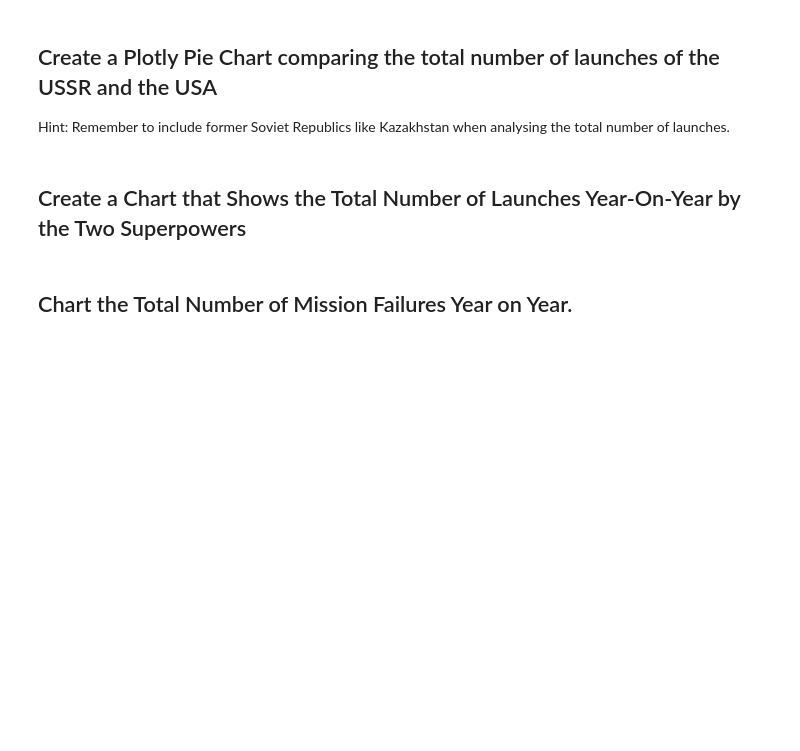
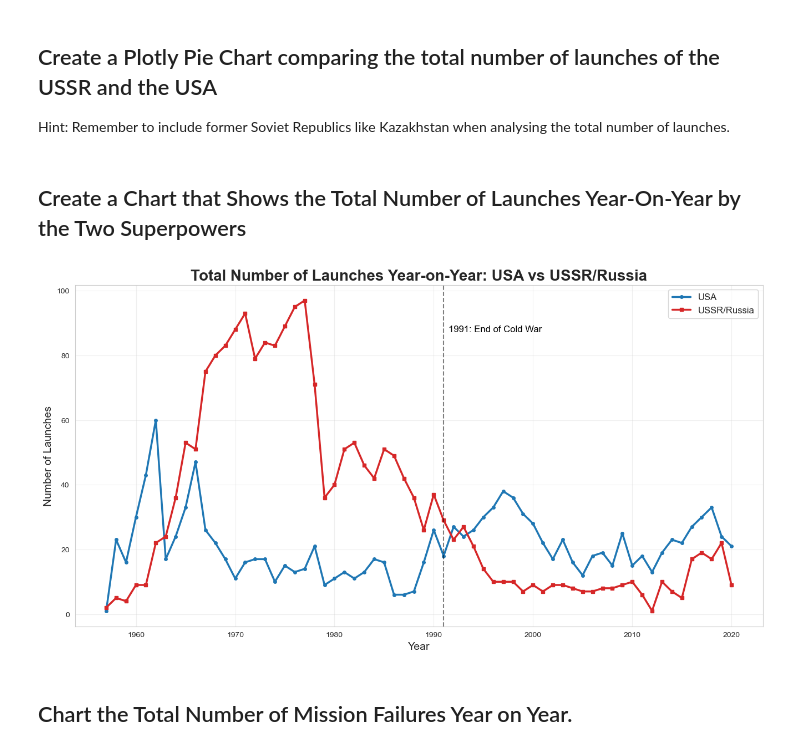
Before and after one commit to CyberWol-12/space_mission_analysis, a Jupyter notebook: Space_Missions_Analysis_(start).ipynb, the cells around one changed output. Cells and saved outputs as stored; diff of their text form; code cells hidden in the pictures; blank space fills up the shorter version.

```diff
--- a/Space_Missions_Analysis_(start).ipynb
+++ b/Space_Missions_Analysis_(start).ipynb
@@ -572,3 +572,11 @@ Year
 ## Create a Plotly Pie Chart comparing the total number of launches of the USSR and the USA
 
 Hint: Remember to include former Soviet Republics like Kazakhstan when analysing the total number of launches.
+# %%
+ussr_group = ['USSR', 'Russian Federation', 'Russia', 'Kazakhstan']
+
+df_data['Superpower'] = df_data['Country'].apply(lambda x:'USSR/Russia' if x in ussr_group else('USA' if  x == 'USA' else 'other'))
+comparison_df = df_data[df_data['SuperPower'].isin(['USA','USSR/Russia'])]
+
+launch_count = comparison_df['Superpower'].value_counts().reset_index()
+launch_count.columns = ['Entity','Total_Launches']
@@ -575,4 +593,26 @@ Hint: Remember to include former Soviet Republics like Kazakhstan when analysing
 # %% [markdown]
 ## Create a Chart that Shows the Total Number of Launches Year-On-Year by the Two Superpowers
+# %%
+ussr_group = ['USSR', 'Russian Federation', 'Russia', 'Kazakhstan']
+df_data['Superpower'] = df_data['Country'].apply(
+    lambda x: 'USSR/Russia' if x in ussr_group else ('USA' if x == 'USA' else 'Others')
+)
+superpower_df = df_data[df_data['Superpower'].isin(['USA', 'USSR/Russia'])]
+yoy_launches = superpower_df.groupby(['Year', 'Superpower']).size().unstack().fillna(0)
+# %%
+plt.figure(figsize=(16, 8))
+sns.set_style("whitegrid")
+plt.plot(yoy_launches.index, yoy_launches['USA'], label='USA', color='#1f77b4', linewidth=2.5, marker='o', markersize=4)
+plt.plot(yoy_launches.index, yoy_launches['USSR/Russia'], label='USSR/Russia', color='#d62728', linewidth=2.5, marker='s', markersize=4)
+plt.title('Total Number of Launches Year-on-Year: USA vs USSR/Russia', fontsize=20, fontweight='bold')
+plt.xlabel('Year', fontsize=14)
+plt.ylabel('Number of Launches', fontsize=14)
+plt.legend(fontsize=12, loc='upper right')
+plt.axvline(x=1991, color='black', linestyle='--', alpha=0.5)
+plt.text(1991.5, yoy_launches.max().max() * 0.9, '1991: End of Cold War', fontsize=12, color='black')
+plt.grid(True, alpha=0.3)
+plt.show()
+# %% [output]
+[figure, added]
 # %% [markdown]
 ## Chart the Total Number of Mission Failures Year on Year.
```
Also changed, not shown: parts of 2 cells of this notebook.
